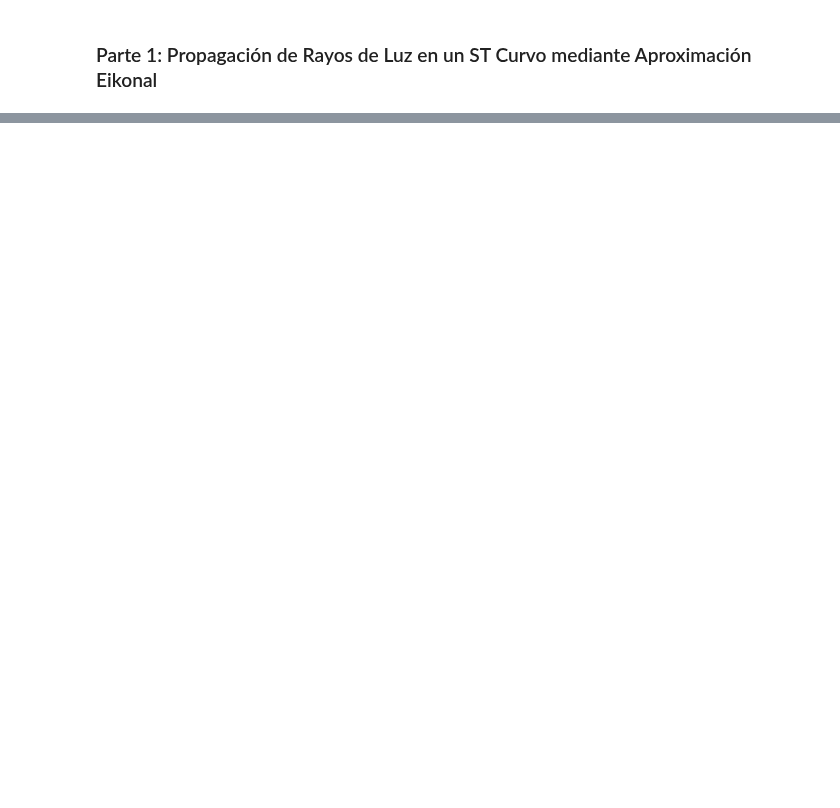
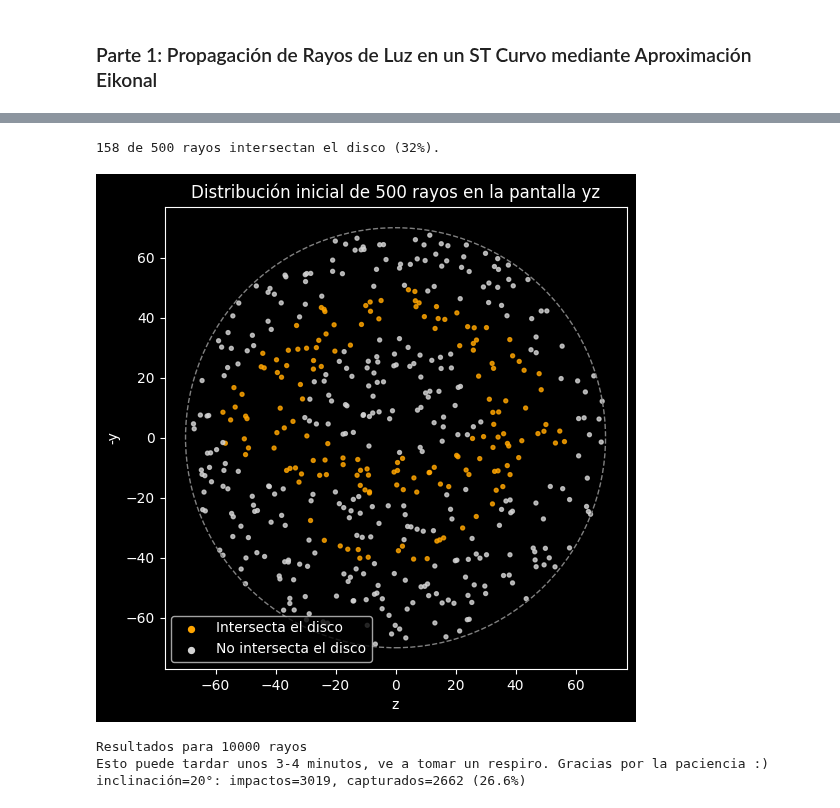
Before and after one commit to soleildayana/Modern-Astrophysics, a Jupyter notebook: BlackHoleSilhouette_RaysTracing.ipynb, the cells around one changed output, grey strips where cells are left out. Saved outputs shown, nothing was run; the diff lists cells and outputs as text; code cells hidden in the pictures; blank space fills up the shorter version.

```diff
--- a/BlackHoleSilhouette_RaysTracing.ipynb
+++ b/BlackHoleSilhouette_RaysTracing.ipynb
@@ -561,0 +221,22 @@ t
+# %%
+# Verificación con pocos rayos: ¿cuáles pegan al disco?
+r0_test, theta0_test, hit_radii_test, captured_test = trace_rays(N, disk_angle_deg=20)
+hit_mask = hit_radii_test > 0
+
+print(f"{hit_mask.sum()} de {N} rayos intersectan el disco ({hit_mask.mean():.0%}).")
+
+fig, ax = plt.subplots(figsize=(6, 6))
+colors = np.where(hit_mask, "orange", "lightgray")
+ax.scatter(r0_test * np.cos(theta0_test), -r0_test * np.sin(theta0_test), s=8, c=colors, alpha=0.8)
+ax.add_patch(plt.Circle((0, 0), R, fill=False, ls="--", color="gray"))
+ax.scatter([], [], s=18, color="orange", label="Intersecta el disco")
+ax.scatter([], [], s=18, color="lightgray", label="No intersecta el disco")
+ax.set_xlabel("z")
+ax.set_ylabel("-y")
+ax.set_aspect("equal")
+ax.set_title(f"Distribución inicial de {N} rayos en la pantalla yz")
+ax.legend()
+plt.show()
+# %% [output]
+158 de 500 rayos intersectan el disco (32%).
+[figure, added]
@@ -561,0 +269,25 @@ t
+# %%
+Nmax = 10000
+inclinations = [20, 45, 70]
+
+fig, axes = plt.subplots(1, 3, figsize=(18, 5.5))
+
+print(f'Resultados para {Nmax} rayos')
+
+print('Esto puede tardar unos 3-4 minutos, ve a tomar un respiro. Gracias por la paciencia :)')
+
+for inclination, ax in zip(inclinations, axes):
+    r0_big, theta0_big, hit_radii_big, captured_big = trace_rays(Nmax, inclination)
+    impacts = np.sum(hit_radii_big > 0)
+    image = plot_image(r0_big, theta0_big, hit_radii_big, f"Disco a {inclination}° ({Nmax} rayos)", ax)
+
+    print(
+        f"inclinación={inclination}°: "
+        f"impactos={impacts}, capturados={captured_big.sum()} ({captured_big.mean():.1%})"
+    )
+fig.colorbar(image, ax=axes, label="Radio de impacto", shrink=0.85)
+plt.show()
+# %% [output]
+Resultados para 10000 rayos
+Esto puede tardar unos 3-4 minutos, ve a tomar un respiro. Gracias por la paciencia :)
+inclinación=20°: impactos=3019, capturados=2662 (26.6%)
```
Also changed, not shown: parts of 56 cells of this notebook.
